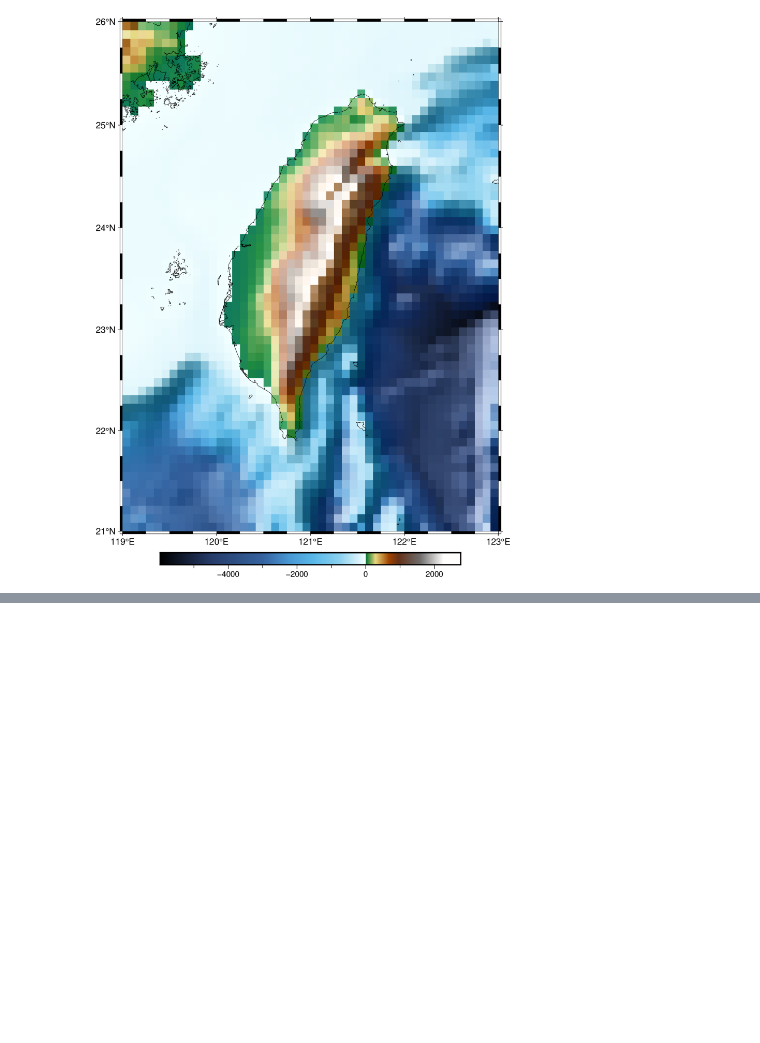
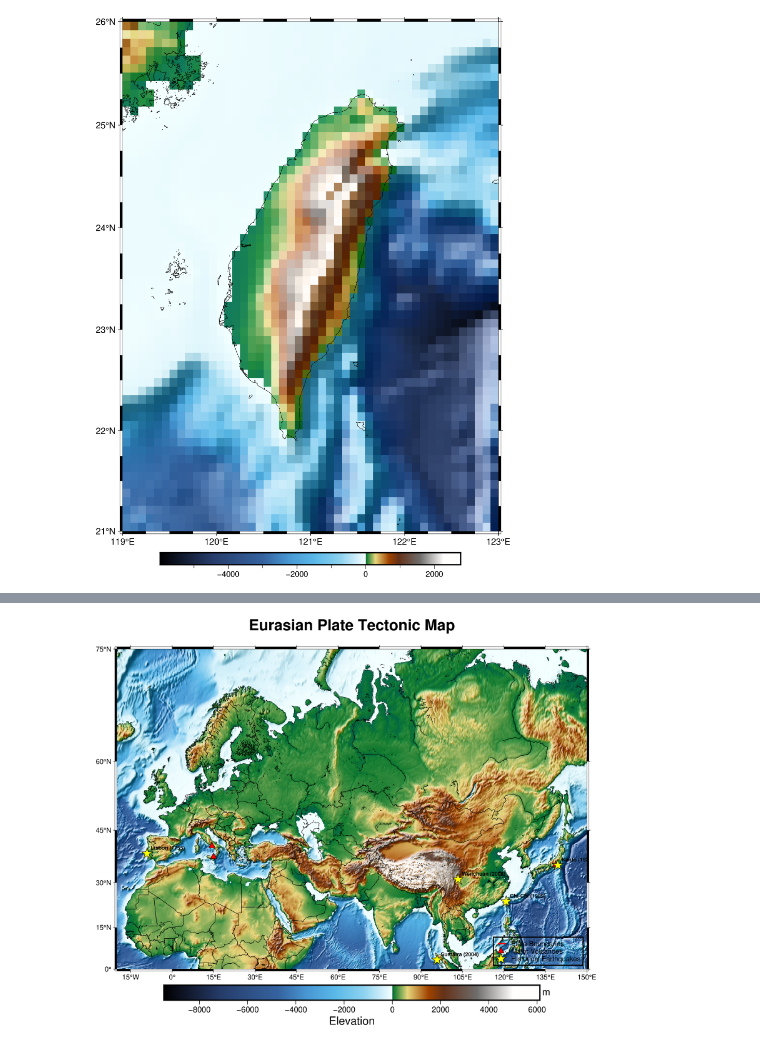
Before and after one commit to chilin2tb-stack/plot_plate_boundary_pygmt, a Jupyter notebook: pygmt_plot_plate_boundary.ipynb, the cells around one changed output, grey strips where cells are left out. Cells and saved outputs as stored; diff of their text form; code cells hidden in the pictures; blank space fills up the shorter version.

```diff
--- a/pygmt_plot_plate_boundary.ipynb
+++ b/pygmt_plot_plate_boundary.ipynb
@@ -109,0 +122,99 @@ grdblend [NOTICE]:   -> Download 180x180 degree grid tile (earth_relief_05m_p):
+# %%
+import pygmt
+import pandas as pd
+
+# 1. 準備資料
+# --------------------------------------------------------
+# (A) 歷史著名地震
+quakes_data = {
+    "longitude": [-9.1, 103.4, 120.8, 139.5, 95.8],
+    "latitude": [38.7, 31.0, 23.85, 35.3, 3.3],
+    "magnitude": [8.5, 7.9, 7.6, 7.9, 9.1],
+    "label": ["Lisbon (1755)", "Wenchuan (2008)", "Chi-Chi (1999)", "Kanto (1923)", "Sumatra (2004)"]
+}
+df_quakes = pd.DataFrame(quakes_data)
+
+# (B) 著名火山
+volcano_data = {
+    "longitude": [138.72, 14.99, 14.42, 105.42],
+    "latitude": [35.36, 37.75, 40.82, -6.10],
+    "name": ["Mt. Fuji", "Mt. Etna", "Mt. Vesuvius", "Krakatoa"]
+}
+df_volcano = pd.DataFrame(volcano_data)
+
+# 2. 設定繪圖參數
+# --------------------------------------------------------
+region = [-20, 150, 0, 75]
+projection = "M25c"
+
+fig = pygmt.Figure()
+
+# 3. 繪製底圖與地形
+# --------------------------------------------------------
+# 你的 @earth_relief_10m 下載是成功的，所以維持原樣
+fig.grdimage(
+    grid="@earth_relief_10m",
+    region=region,
+    projection=projection,
+    cmap="geo",
+    shading=True,
+    frame=["a", "+tEurasian Plate Tectonic Map"]
+)
+
+fig.coast(shorelines=True, borders=["1/0.5p,black"])
+
+# 4. [修復重點] 繪製板塊邊界
+# --------------------------------------------------------
+# 改用 GitHub 上的 GeoJSON 檔案，並加入除錯機制
+plate_url = "https://raw.githubusercontent.com/fraxen/tectonicplates/master/GeoJSON/PB2002_boundaries.json"
+
+try:
+    fig.plot(
+        data=plate_url,
+        pen="1.5p,red,-",
+        label="Plate Boundaries"
+    )
+    print("板塊邊界繪製成功！")
+except Exception as e:
+    print(f"警告：板塊邊界下載失敗，程式將繼續執行繪製其餘部分。錯誤訊息: {e}")
+
+# 5. 繪製著名火山
+# --------------------------------------------------------
+fig.plot(
+    data=df_volcano,
+    style="t0.4c",
+    fill="red",
+    pen="0.5p,black",
+    label="Major Volcanoes"
+)
+
+# 6. 繪製歷史著名地震
+# --------------------------------------------------------
+fig.plot(
+    x=df_quakes.longitude,
+    y=df_quakes.latitude,
+    style="a0.6c",
+    fill="yellow",
+    pen="0.5p,black",
+    label="Historical Earthquakes"
+)
+
+fig.text(
+    x=df_quakes.longitude,
+    y=df_quakes.latitude,
+    text=df_quakes.label,
+    font="8p,Helvetica-Bold,black",
+    justify="LB",
+    offset="0.2c/0.2c"
+)
+
+# 7. 添加圖例與色標
+# --------------------------------------------------------
+fig.colorbar(frame=["a2000", "x+lElevation", "y+lm"])
+fig.legend(position="JBR+jBR+o0.2c", box=True)
+
+# 8. 顯示與儲存
+# --------------------------------------------------------
+fig.savefig("eurasia_plate_map_fixed.png")
+fig.show()
+# %% [output]
@@ -109,0 +239 @@ grdblend [NOTICE]:   -> Download 180x180 degree grid tile (earth_relief_05m_p):
+[figure, added]
```
Also changed, not shown: parts of 2 cells of this notebook.
